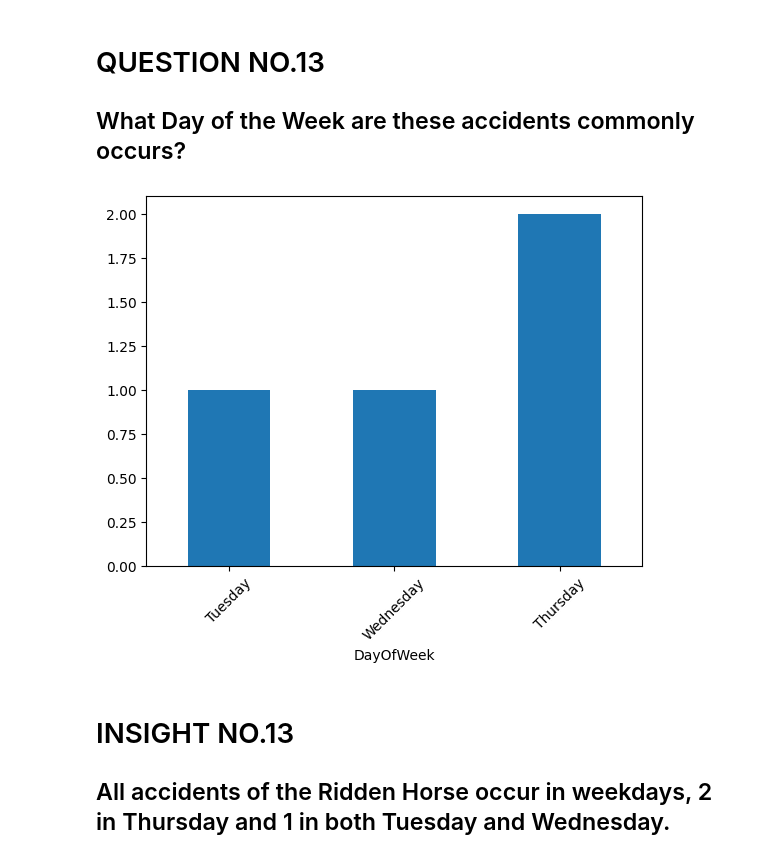
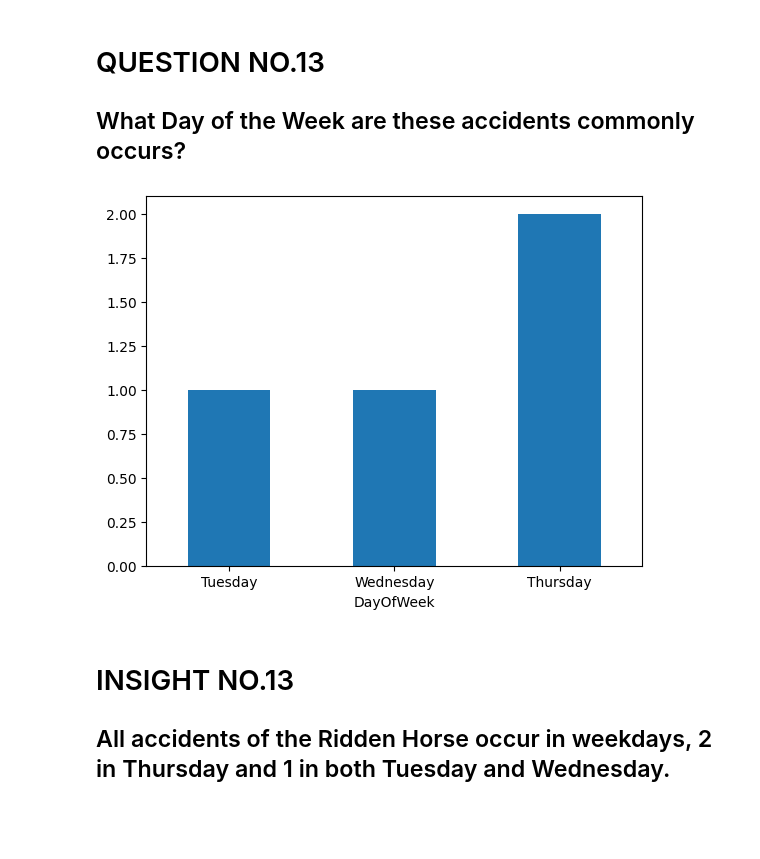
Before and after one commit to lpeter29/DATA_MINING, a Jupyter notebook: Activity4.ipynb, the cells around one changed output. Saved outputs shown, nothing was run; the diff lists cells and outputs as text; code cells hidden in the pictures; blank space fills up the shorter version.

```diff
--- a/Activity4.ipynb
+++ b/Activity4.ipynb
@@ -476,18 +470,17 @@ plt.show()
 # %%
 DayOfWeek = accident[accident["Vehicle_Type"] == least_accident_vehicle]["DayOfWeek"].value_counts().sort_index()
 
 Days = {
     0: 'Monday', 1: 'Tuesday', 2: 'Wednesday', 3:'Thursday', 4:'Friday', 5:'Saturday', 6:'Sunday'
 }
 DayOfWeek.index = DayOfWeek.index.map(Days)
-DayOfWeek.index
 
 
 DayOfWeek.plot(kind='bar')
-plt.xticks(rotation=45)
+plt.xticks(rotation=0)
 plt.show()
 # %% [output]
-[figure, old version]
+[figure, new version]
 # %% [markdown]
 <h1>INSIGHT NO.13</h1>
 
```
Also changed, not shown: parts of 8 cells of this notebook.
